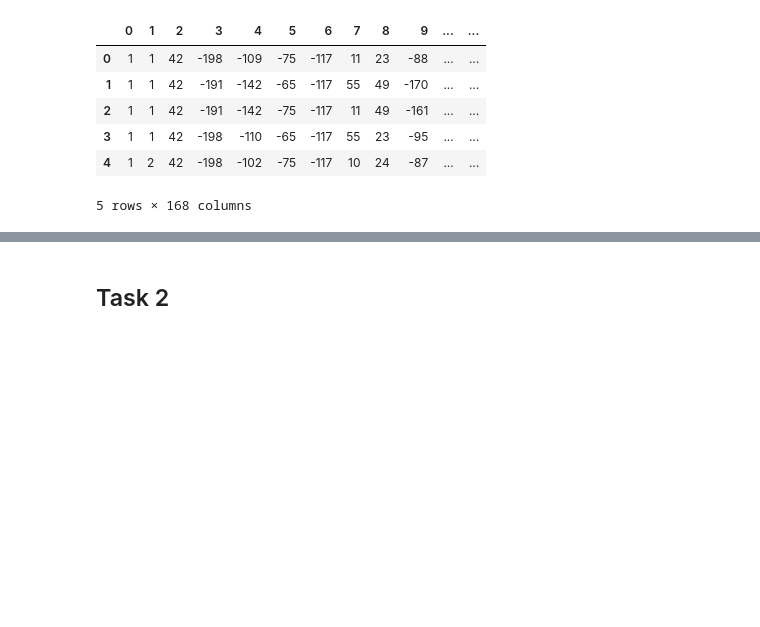
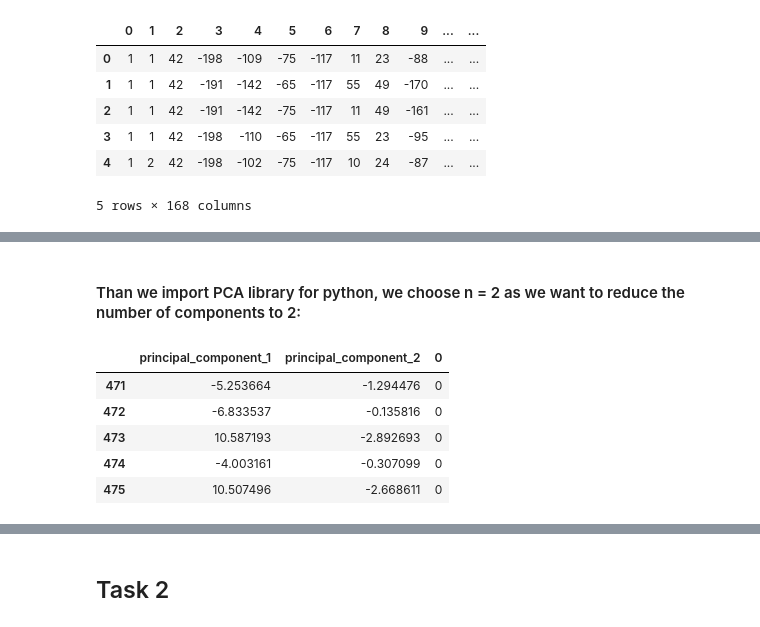
Before and after one commit to BU-IE-582/fall19-GnyEser, a Jupyter notebook: Homework1.ipynb, the cells around one changed output, grey strips where cells are left out. Saved outputs shown, nothing was run; the diff lists cells and outputs as text; code cells hidden in the pictures; blank space fills up the shorter version.

```diff
--- a/Homework1.ipynb
+++ b/Homework1.ipynb
@@ -740,0 +788,2 @@ data.head()
+# %% [markdown]
+#### Than we import PCA library for python, we choose n = 2 as we want to reduce the number of components to 2:
@@ -740,0 +802,9 @@ data.head()
+# %%
+finalDf.tail()
+# %% [output]
+|  | principal_component_1 | principal_component_2 | 0 |
+| 471 | -5.253664 | -1.294476 | 0 |
+| 472 | -6.833537 | -0.135816 | 0 |
+| 473 | 10.587193 | -2.892693 | 0 |
+| 474 | -4.003161 | -0.307099 | 0 |
+| 475 | 10.507496 | -2.668611 | 0 |
```
Also changed, not shown: parts of 16 cells of this notebook, 8 other files.
